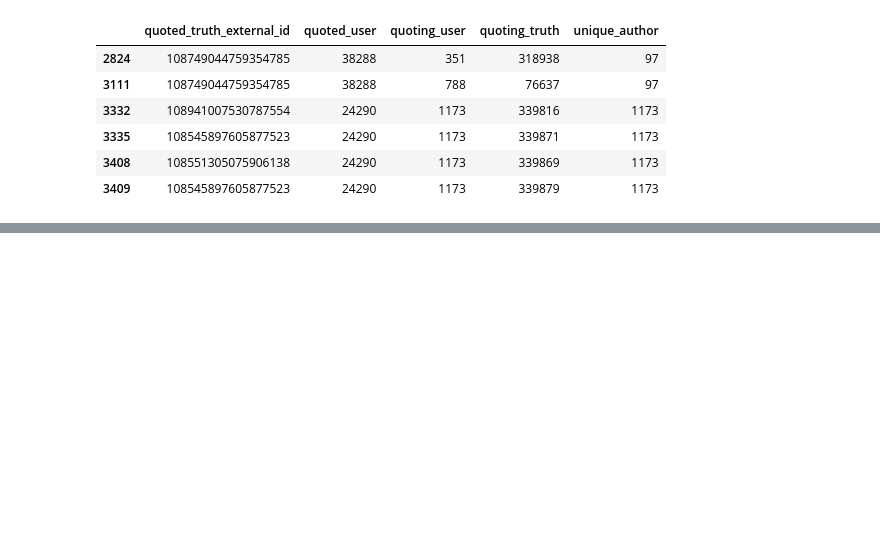
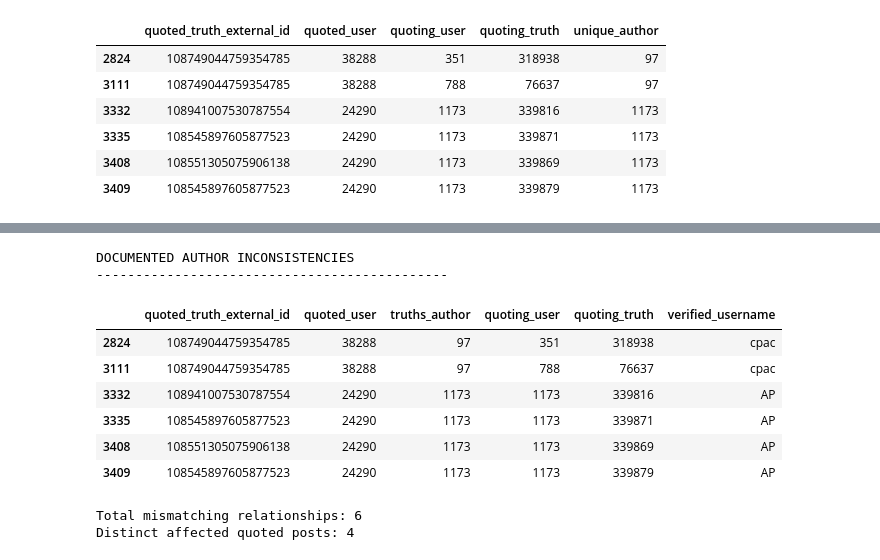
Before and after one commit to lorenzobuccolini03/Truth-Social-Analysis-and-Data-Warehousing---Decision-Support-Systems-, a Jupyter notebook: 01_assignment/01_18_clean_quotes.ipynb, the cells around one changed output, grey strips where cells are left out. Cells and saved outputs as stored; diff of their text form; code cells hidden in the pictures; blank space fills up the shorter version.

Commit message:
still cleaning datasets before final notebooks

```diff
--- a/01_assignment/01_18_clean_quotes.ipynb
+++ b/01_assignment/01_18_clean_quotes.ipynb
@@ -863,0 +911,64 @@ Quote relationship details:
+# %%
+# Document author mismatches without modifying the dataset
+
+df_author_mismatches = (
+    df_quoted_author_check.loc[
+        author_mismatches,
+        [
+            "quoted_truth_external_id",
+            "quoted_user",
+            "unique_author",
+            "quoting_user",
+            "quoting_truth"
+        ]
+    ]
+    .copy()
+)
+
+# Add usernames verified through the Users dataset
+username_mapping = (
+    df_user_details
+    .set_index("id_user")["username"]
+)
+
+df_author_mismatches["verified_username"] = (
+    df_author_mismatches["quoted_user"]
+    .map(username_mapping)
+)
+
+df_author_mismatches = (
+    df_author_mismatches
+    .rename(
+        columns={
+            "unique_author": "truths_author"
+        }
+    )
+)
+
+print("DOCUMENTED AUTHOR INCONSISTENCIES")
+print("-" * 45)
+
+display(df_author_mismatches)
+
+print("\nTotal mismatching relationships:",
+      len(df_author_mismatches))
+
+print("Distinct affected quoted posts:",
+      df_author_mismatches[
+          "quoted_truth_external_id"
+      ].nunique())
+
+# Verify that all six discrepancies are retained
+assert len(df_author_mismatches) == 6
+# %% [output]
+DOCUMENTED AUTHOR INCONSISTENCIES
+---------------------------------------------
+|  | quoted_truth_external_id | quoted_user | truths_author | quoting_user | quoting_truth | verified_username |
+| 2824 | 108749044759354785 | 38288 | 97 | 351 | 318938 | cpac |
+| 3111 | 108749044759354785 | 38288 | 97 | 788 | 76637 | cpac |
+| 3332 | 108941007530787554 | 24290 | 1173 | 1173 | 339816 | AP |
+| 3335 | 108545897605877523 | 24290 | 1173 | 1173 | 339871 | AP |
+| 3408 | 108551305075906138 | 24290 | 1173 | 1173 | 339869 | AP |
+| 3409 | 108545897605877523 | 24290 | 1173 | 1173 | 339879 | AP |
+Total mismatching relationships: 6
+Distinct affected quoted posts: 4
```
Also changed, not shown: parts of 7 cells of this notebook, 7 other files.
